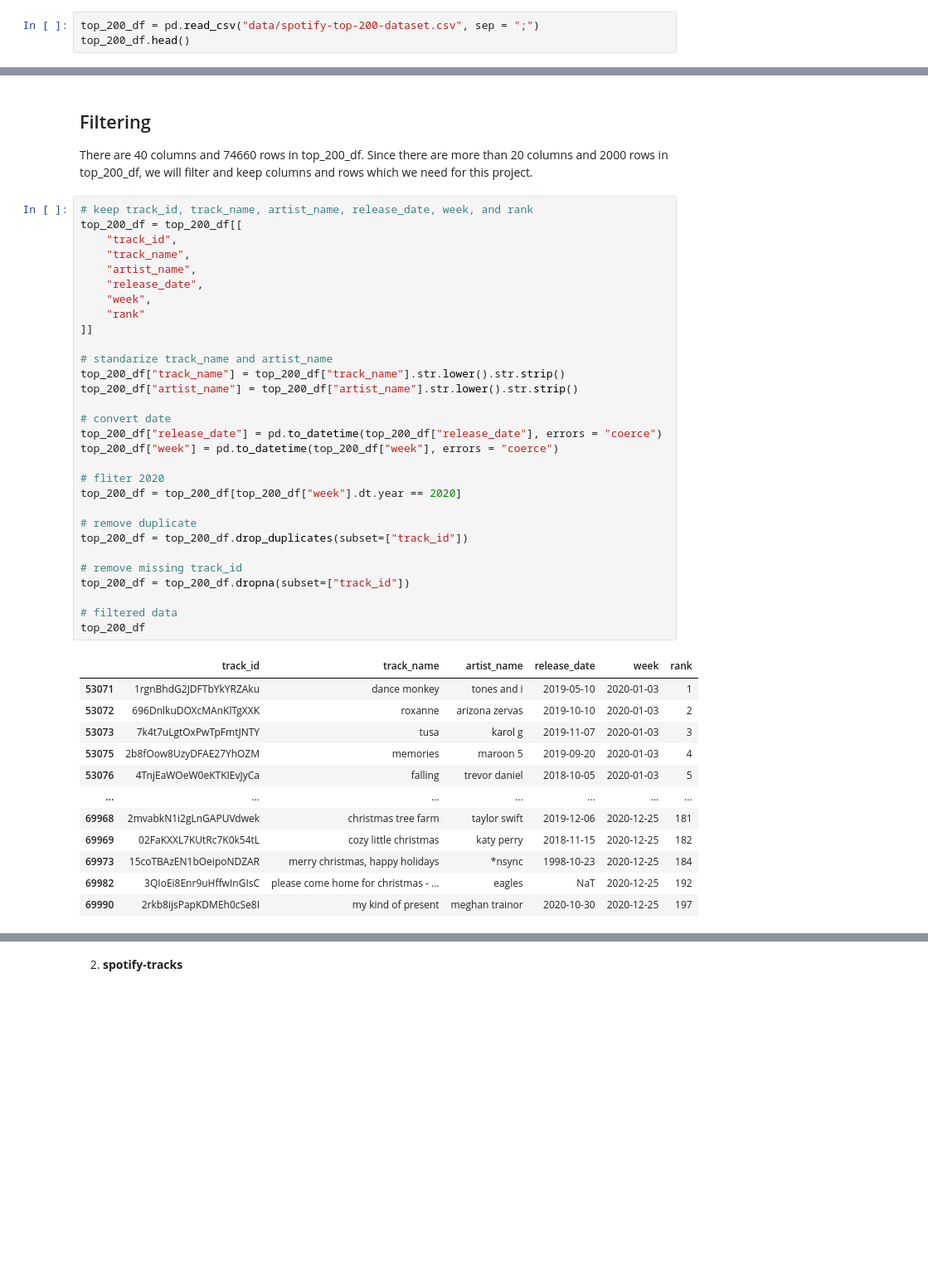
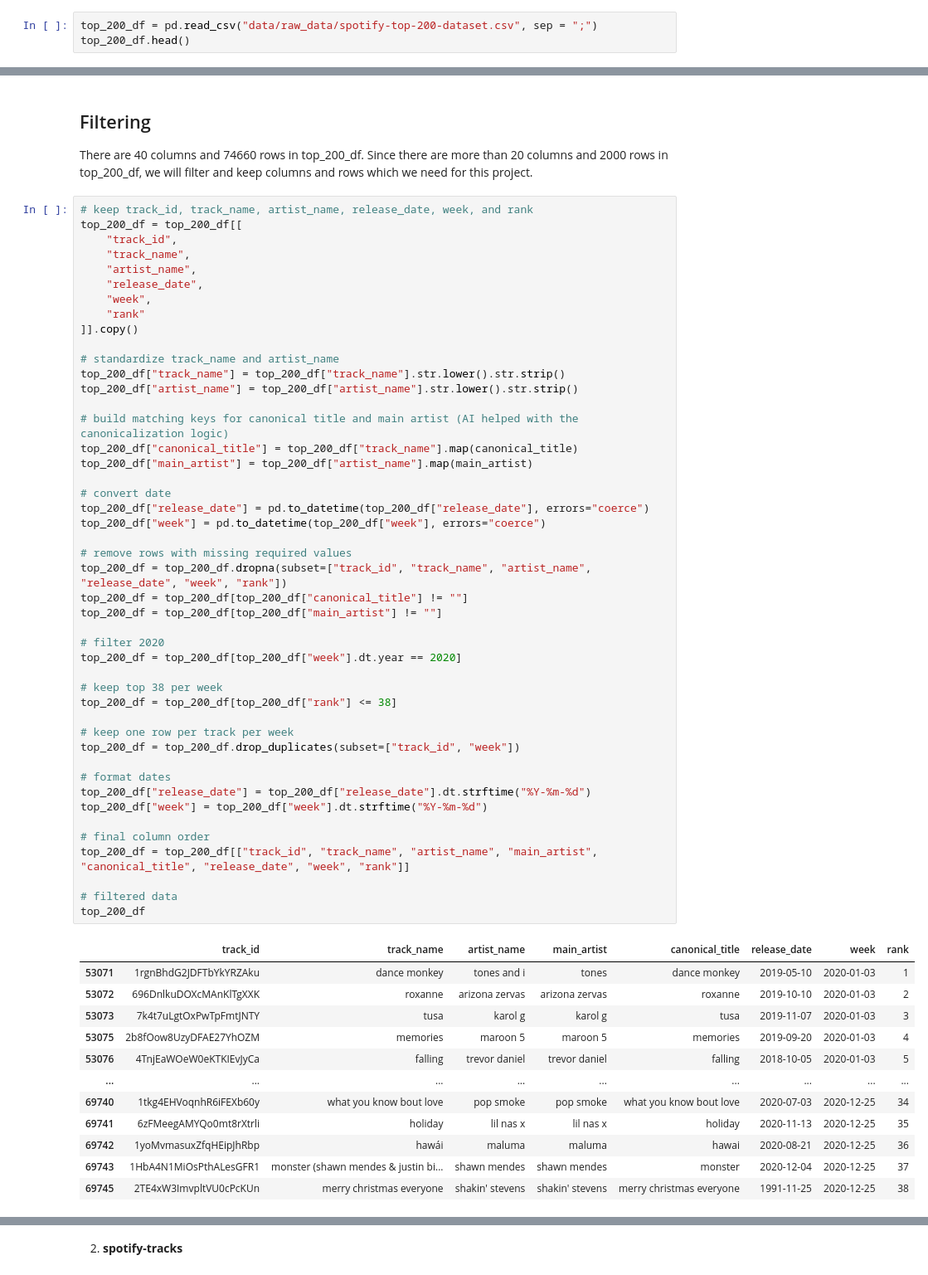
Before and after one commit to Eddi-Xie/CPSC368-project, a Jupyter notebook: success_song_analysis.ipynb, the cells around one changed output, grey strips where cells are left out. Shown at 83% size. Saved outputs shown, nothing was run; the diff lists cells and outputs as text; blank space fills up the shorter version.

Commit message:
Updated notebook for name + artist matching and produced new clean datasets. Also restructured data files

```diff
--- a/success_song_analysis.ipynb
+++ b/success_song_analysis.ipynb
@@ -8,7 +36,7 @@ import numpy as np
 
 1. **spotify-top-200**
 # %%
-top_200_df = pd.read_csv("data/spotify-top-200-dataset.csv", sep = ";")
+top_200_df = pd.read_csv("data/raw_data/spotify-top-200-dataset.csv", sep = ";")
 top_200_df.head()
 # %% [output]
 |  | track_id | track_name | track_popularity | track_number | album_id | album_name | album_img | album_type | ... |
@@ -66,43 +94,59 @@ Since there are more than 20 columns and 2000 rows in top_200_df, we will filter
 # %%
 # keep track_id, track_name, artist_name, release_date, week, and rank
 top_200_df = top_200_df[[
     "track_id",
     "track_name",
     "artist_name",
     "release_date",
     "week",
     "rank"
-]]
+]].copy()
 
-# standarize track_name and artist_name
+# standardize track_name and artist_name
 top_200_df["track_name"] = top_200_df["track_name"].str.lower().str.strip()
 top_200_df["artist_name"] = top_200_df["artist_name"].str.lower().str.strip()
 
+# build matching keys for canonical title and main artist (AI helped with the canonicalization logic)
+top_200_df["canonical_title"] = top_200_df["track_name"].map(canonical_title)
+top_200_df["main_artist"] = top_200_df["artist_name"].map(main_artist)
+
 # convert date
-top_200_df["release_date"] = pd.to_datetime(top_200_df["release_date"], errors = "coerce")
-top_200_df["week"] = pd.to_datetime(top_200_df["week"], errors = "coerce")
+top_200_df["release_date"] = pd.to_datetime(top_200_df["release_date"], errors="coerce")
+top_200_df["week"] = pd.to_datetime(top_200_df["week"], errors="coerce")
 
-# fliter 2020
+# remove rows with missing required values
+top_200_df = top_200_df.dropna(subset=["track_id", "track_name", "artist_name", "release_date", "week", "rank"])
+top_200_df = top_200_df[top_200_df["canonical_title"] != ""]
+top_200_df = top_200_df[top_200_df["main_artist"] != ""]
+
+# filter 2020
 top_200_df = top_200_df[top_200_df["week"].dt.year == 2020]
 
-# remove duplicate
-top_200_df = top_200_df.drop_duplicates(subset=["track_id"])
+# keep top 38 per week
+top_200_df = top_200_df[top_200_df["rank"] <= 38]
 
-# remove missing track_id
-top_200_df = top_200_df.dropna(subset=["track_id"])
+# keep one row per track per week
+top_200_df = top_200_df.drop_duplicates(subset=["track_id", "week"])
+
+# format dates
+top_200_df["release_date"] = top_200_df["release_date"].dt.strftime("%Y-%m-%d")
+top_200_df["week"] = top_200_df["week"].dt.strftime("%Y-%m-%d")
+
+# final column order
+top_200_df = top_200_df[["track_id", "track_name", "artist_name", "main_artist", "canonical_title", "release_date", "week", "rank"]]
 
 # filtered data
 top_200_df
 # %% [output]
-|  | track_id | track_name | artist_name | release_date | week | rank |
-| 53071 | 1rgnBhdG2JDFTbYkYRZAku | dance monkey | tones and i | 2019-05-10 | 2020-01-03 | 1 |
-| 53072 | 696DnlkuDOXcMAnKlTgXXK | roxanne | arizona zervas | 2019-10-10 | 2020-01-03 | 2 |
-| 53073 | 7k4t7uLgtOxPwTpFmtJNTY | tusa | karol g | 2019-11-07 | 2020-01-03 | 3 |
-| 53075 | 2b8fOow8UzyDFAE27YhOZM | memories | maroon 5 | 2019-09-20 | 2020-01-03 | 4 |
-| 53076 | 4TnjEaWOeW0eKTKIEvJyCa | falling | trevor daniel | 2018-10-05 | 2020-01-03 | 5 |
-| ... | ... | ... | ... | ... | ... | ... |
-| 69968 | 2mvabkN1i2gLnGAPUVdwek | christmas tree farm | taylor swift | 2019-12-06 | 2020-12-25 | 181 |
-| 69969 | 02FaKXXL7KUtRc7K0k54tL | cozy little christmas | katy perry | 2018-11-15 | 2020-12-25 | 182 |
-| 69973 | 15coTBAzEN1bOeipoNDZAR | merry christmas, happy holidays | *nsync | 1998-10-23 | 2020-12-25 | 184 |
-| 69982 | 3QIoEi8Enr9uHffwInGIsC | please come home for christmas - ... | eagles | NaT | 2020-12-25 | 192 |
-| 69990 | 2rkb8ijsPapKDMEh0cSe8I | my kind of present | meghan trainor | 2020-10-30 | 2020-12-25 | 197 |
+|  | track_id | track_name | artist_name | main_artist | canonical_title | release_date | week | rank |
+| 53071 | 1rgnBhdG2JDFTbYkYRZAku | dance monkey | tones and i | tones | dance monkey | 2019-05-10 | 2020-01-03 | 1 |
+| 53072 | 696DnlkuDOXcMAnKlTgXXK | roxanne | arizona zervas | arizona zervas | roxanne | 2019-10-10 | 2020-01-03 | 2 |
+| 53073 | 7k4t7uLgtOxPwTpFmtJNTY | tusa | karol g | karol g | tusa | 2019-11-07 | 2020-01-03 | 3 |
+| 53075 | 2b8fOow8UzyDFAE27YhOZM | memories | maroon 5 | maroon 5 | memories | 2019-09-20 | 2020-01-03 | 4 |
+| 53076 | 4TnjEaWOeW0eKTKIEvJyCa | falling | trevor daniel | trevor daniel | falling | 2018-10-05 | 2020-01-03 | 5 |
+| ... | ... | ... | ... | ... | ... | ... | ... | ... |
+| 69740 | 1tkg4EHVoqnhR6iFEXb60y | what you know bout love | pop smoke | pop smoke | what you know bout love | 2020-07-03 | 2020-12-25 | 34 |
+| 69741 | 6zFMeegAMYQo0mt8rXtrli | holiday | lil nas x | lil nas x | holiday | 2020-11-13 | 2020-12-25 | 35 |
+| 69742 | 1yoMvmasuxZfqHEipJhRbp | hawái | maluma | maluma | hawai | 2020-08-21 | 2020-12-25 | 36 |
+| 69743 | 1HbA4N1MiOsPthALesGFR1 | monster (shawn mendes & justin bi... | shawn mendes | shawn mendes | monster | 2020-12-04 | 2020-12-25 | 37 |
+| 69745 | 2TE4xW3ImvpltVU0cPcKUn | merry christmas everyone | shakin' stevens | shakin' stevens | merry christmas everyone | 1991-11-25 | 2020-12-25 | 38 |
```
Also changed, not shown: parts of 15 cells of this notebook, 12 other files.
